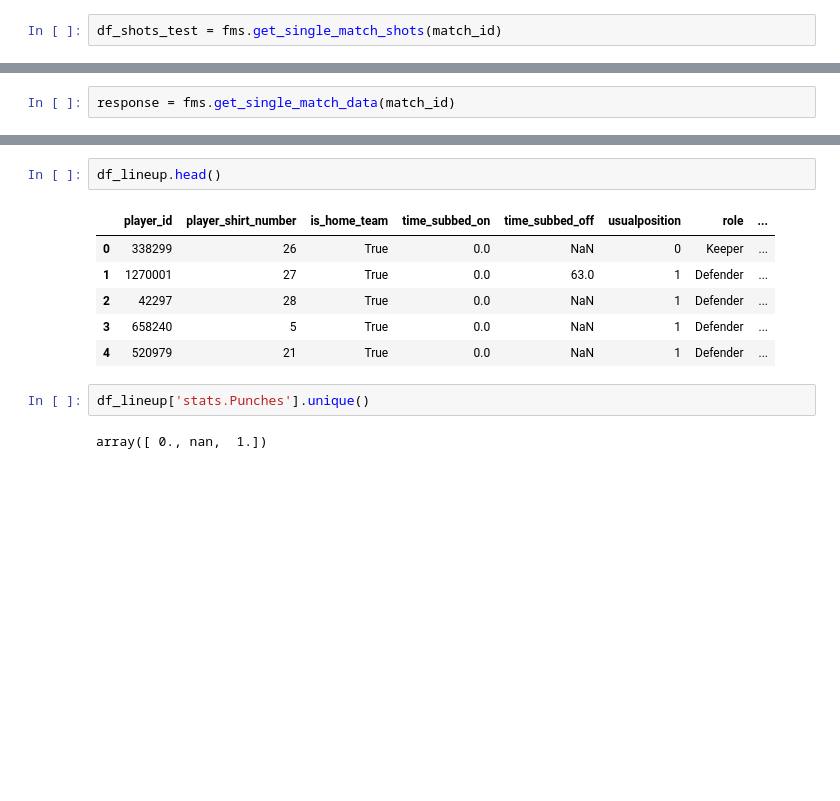
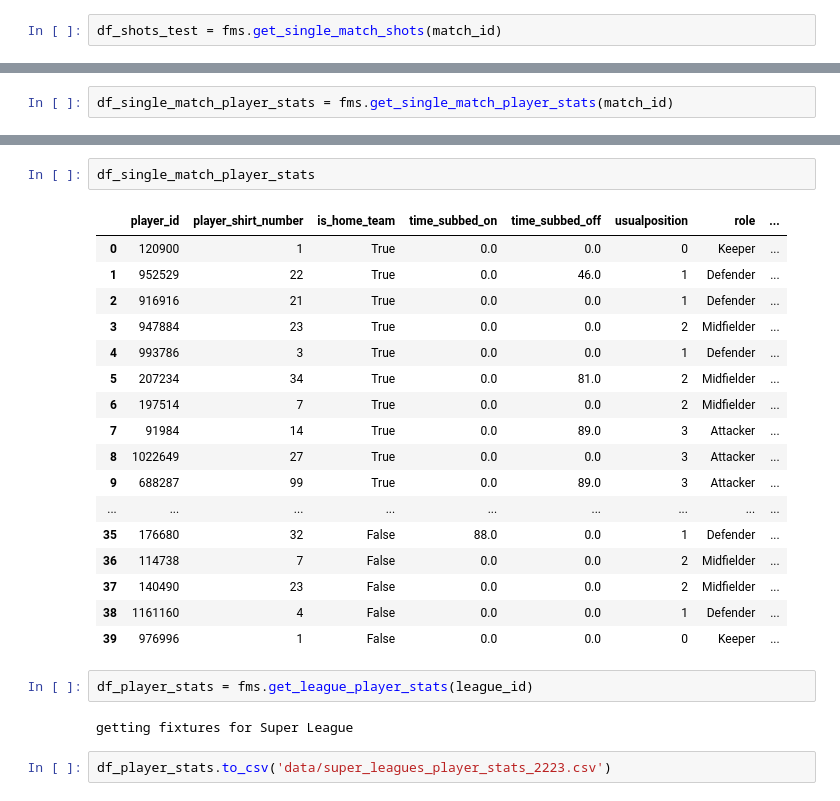
Before and after one commit to TK5-Tim/ds-projects, a Jupyter notebook: rsl/pull_data_fotmob.ipynb, the cells around one changed output, grey strips where cells are left out. Saved outputs shown, nothing was run; the diff lists cells and outputs as text; blank space fills up the shorter version.

Commit message:
fix error fixtures, finish scraping player stats

```diff
--- a/rsl/pull_data_fotmob.ipynb
+++ b/rsl/pull_data_fotmob.ipynb
@@ -195,2 +162,2 @@ df_lineup.head()
 # %%
-response = fms.get_single_match_data(match_id)
+df_single_match_player_stats = fms.get_single_match_player_stats(match_id)
@@ -297,13 +182,26 @@ df_lineup = df_lineup[[
-# %%
-df_lineup.head()
-# %% [output]
-|  | player_id | player_shirt_number | is_home_team | time_subbed_on | time_subbed_off | usualposition | role | ... |
-| 0 | 338299 | 26 | True | 0.0 | NaN | 0 | Keeper | ... |
-| 1 | 1270001 | 27 | True | 0.0 | 63.0 | 1 | Defender | ... |
-| 2 | 42297 | 28 | True | 0.0 | NaN | 1 | Defender | ... |
-| 3 | 658240 | 5 | True | 0.0 | NaN | 1 | Defender | ... |
-| 4 | 520979 | 21 | True | 0.0 | NaN | 1 | Defender | ... |
-# %%
-df_lineup['stats.Punches'].unique()
-# %% [output]
-array([ 0., nan,  1.])
+# %%
+df_single_match_player_stats
+# %% [output]
+|  | player_id | player_shirt_number | is_home_team | time_subbed_on | time_subbed_off | usualposition | role | ... |
+| 0 | 120900 | 1 | True | 0.0 | 0.0 | 0 | Keeper | ... |
+| 1 | 952529 | 22 | True | 0.0 | 46.0 | 1 | Defender | ... |
+| 2 | 916916 | 21 | True | 0.0 | 0.0 | 1 | Defender | ... |
+| 3 | 947884 | 23 | True | 0.0 | 0.0 | 2 | Midfielder | ... |
+| 4 | 993786 | 3 | True | 0.0 | 0.0 | 1 | Defender | ... |
+| 5 | 207234 | 34 | True | 0.0 | 81.0 | 2 | Midfielder | ... |
+| 6 | 197514 | 7 | True | 0.0 | 0.0 | 2 | Midfielder | ... |
+| 7 | 91984 | 14 | True | 0.0 | 89.0 | 3 | Attacker | ... |
+| 8 | 1022649 | 27 | True | 0.0 | 0.0 | 3 | Attacker | ... |
+| 9 | 688287 | 99 | True | 0.0 | 89.0 | 3 | Attacker | ... |
+| ... | ... | ... | ... | ... | ... | ... | ... | ... |
+| 35 | 176680 | 32 | False | 88.0 | 0.0 | 1 | Defender | ... |
+| 36 | 114738 | 7 | False | 0.0 | 0.0 | 2 | Midfielder | ... |
+| 37 | 140490 | 23 | False | 0.0 | 0.0 | 2 | Midfielder | ... |
+| 38 | 1161160 | 4 | False | 0.0 | 0.0 | 1 | Defender | ... |
+| 39 | 976996 | 1 | False | 0.0 | 0.0 | 0 | Keeper | ... |
+# %%
+df_player_stats = fms.get_league_player_stats(league_id)
+# %% [output]
+getting fixtures for Super League
+# %%
+df_player_stats.to_csv('data/super_leagues_player_stats_2223.csv')
```
Also changed, not shown: parts of 13 cells of this notebook, 7 other files.
